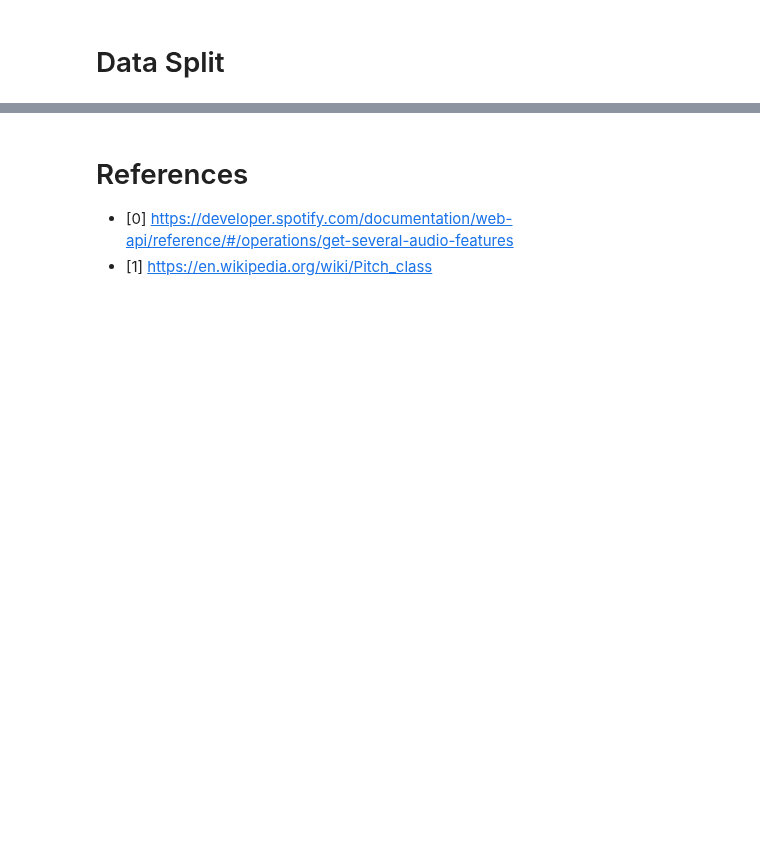
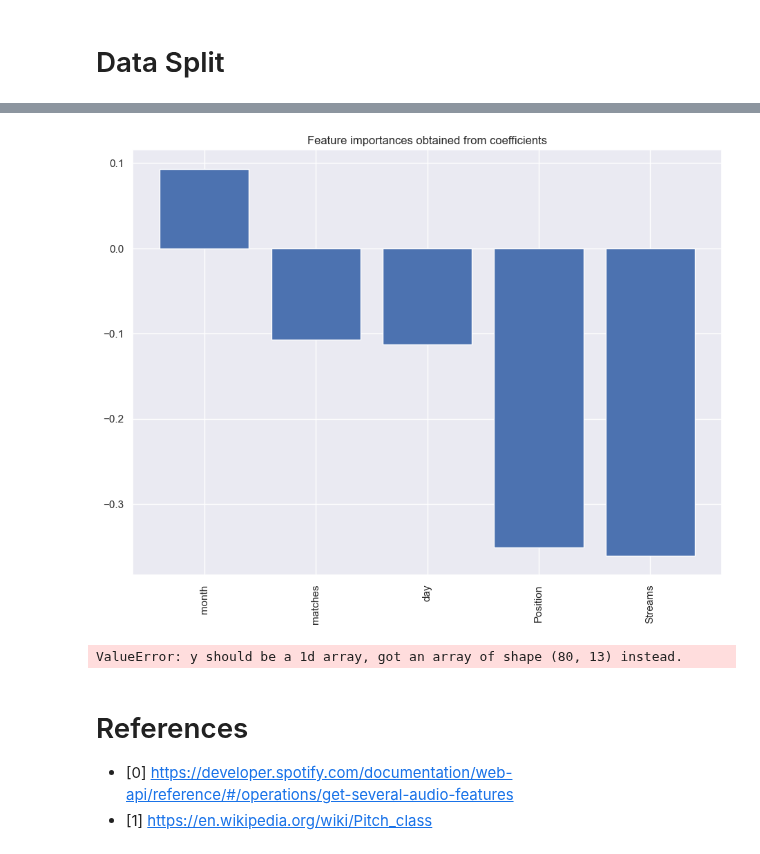
Before and after one commit to hypothetical-lemon/COMP4449-capstone, a Jupyter notebook: midterm/heather_lemon_midterm.ipynb, the cells around one changed output, grey strips where cells are left out. Drawn from its saved outputs; the diff is of its cells as text; code cells hidden in the pictures; blank space fills up the shorter version.

Commit message:
add keys, add imports,

```diff
--- a/midterm/heather_lemon_midterm.ipynb
+++ b/midterm/heather_lemon_midterm.ipynb
@@ -410,0 +543,4 @@ sns.barplot(ax=ax2, y="Streams", x="Position", palette="Reds",    data=ranking_s
+# %%
+scaled_y = ss.fit_transform(y)
+scaled_y = pd.DataFrame(data=scaled_y, columns=y.columns)
+scaled_y
@@ -418,0 +569,8 @@ sns.barplot(ax=ax2, y="Streams", x="Position", palette="Reds",    data=ranking_s
+# %%
+# y = np.ravel(y)
+x_train, x_test, y_train, y_test = train_test_split(scaled_data.sample(n=100), scaled_y, test_size=.20, random_state=0)
+
+print(x_train.shape)
+print(x_test.shape)
+print(y_train.shape)
+print(y_test.shape)
@@ -418,0 +582,3 @@ sns.barplot(ax=ax2, y="Streams", x="Position", palette="Reds",    data=ranking_s
+# %%
+lr_model = LinearRegression()
+lr_model = lr_model.fit(x_train, y_train)
@@ -419,3 +616,22 @@ sns.barplot(ax=ax2, y="Streams", x="Position", palette="Reds",    data=ranking_s
+# %%
+importances = pd.DataFrame(data={
+    'Attribute': scaled_data.columns,
+    'Importance': lr_model.coef_[0]
+})
+importances = importances.sort_values(by='Importance', ascending=False)
+# %%
+plt.bar(x=importances['Attribute'], height=importances['Importance'])
+plt.title('Feature importances obtained from coefficients')
+plt.xticks(rotation='vertical')
+plt.show()
+# %% [output]
+[figure, added]
+# %%
+log_reg = LogisticRegression(multi_class="multinomial",solver="lbfgs")
+log_reg.fit(x_train, y_train)
+log_reg
+# %% [output]
+ValueError: y should be a 1d array, got an array of shape (80, 13) instead.
 # %%
 # importance = sorted(best_model.coef_[0])
 # for i,v in enumerate(importance):
```
Also changed, not shown: parts of 36 cells of this notebook.
